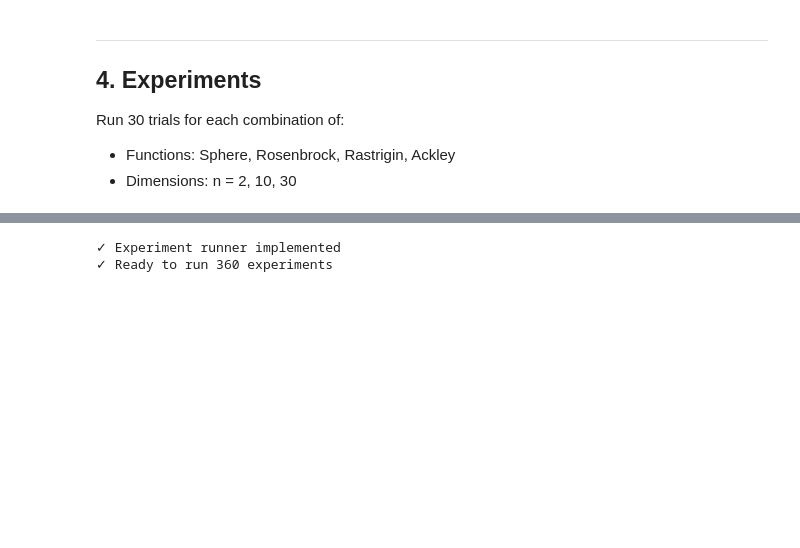
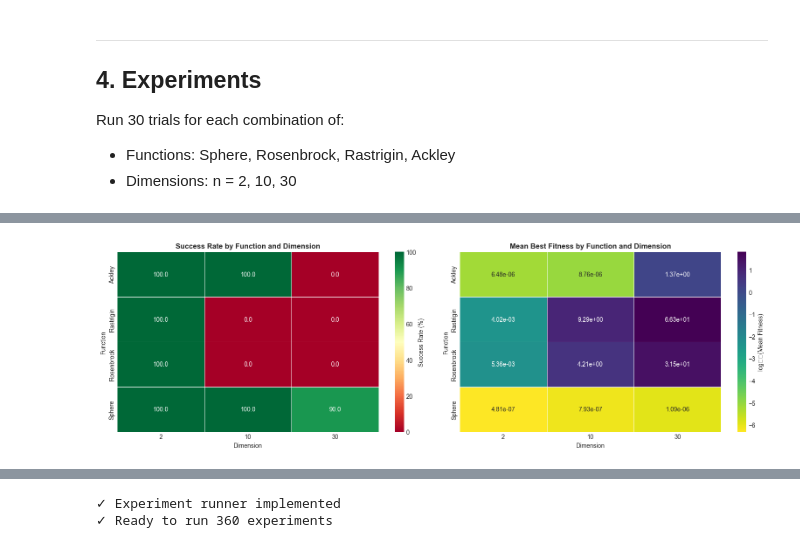
Before and after one commit to QuasimodoCodes/4610-Final, a Jupyter notebook: particle_swarm_project/pso_analysis.ipynb, the cells around one changed output, grey strips where cells are left out. Saved outputs shown, nothing was run; the diff lists cells and outputs as text; code cells hidden in the pictures; blank space fills up the shorter version.

```diff
--- a/particle_swarm_project/pso_analysis.ipynb
+++ b/particle_swarm_project/pso_analysis.ipynb
@@ -778,0 +968,88 @@ Total experiments: 4 × 3 × 30 = 360
+# %%
+# ============================================================================
+# STEP 4.3: PERFORMANCE COMPARISON TABLES AND VISUALIZATIONS
+# ============================================================================
+
+def create_performance_heatmaps():
+    """
+    Create heatmaps for success rate and mean fitness.
+    """
+    fig, axes = plt.subplots(1, 2, figsize=(16, 5))
+
+    # Prepare pivot tables
+    pivot_success = df_summary.pivot(index='Function', columns='Dimension', values='Success_Rate')
+    pivot_fitness = df_summary.pivot(index='Function', columns='Dimension', values='Mean')
+
+    # Heatmap 1: Success Rate
+    sns.heatmap(pivot_success, annot=True, fmt='.1f', cmap='RdYlGn',
+                vmin=0, vmax=100, cbar_kws={'label': 'Success Rate (%)'},
+                ax=axes[0], linewidths=0.5)
+    axes[0].set_title('Success Rate by Function and Dimension', fontsize=12, fontweight='bold')
+    axes[0].set_xlabel('Dimension', fontsize=10)
+    axes[0].set_ylabel('Function', fontsize=10)
+
+    # Heatmap 2: Mean Fitness (log scale)
+    pivot_fitness_log = np.log10(pivot_fitness + 1e-15)  # Add small value to avoid log(0)
+    sns.heatmap(pivot_fitness_log, annot=pivot_fitness.applymap(lambda x: f'{x:.2e}'),
+                fmt='', cmap='viridis_r', cbar_kws={'label': 'log₁₀(Mean Fitness)'},
+                ax=axes[1], linewidths=0.5)
+    axes[1].set_title('Mean Best Fitness by Function and Dimension', fontsize=12, fontweight='bold')
+    axes[1].set_xlabel('Dimension', fontsize=10)
+    axes[1].set_ylabel('Function', fontsize=10)
+
+    plt.tight_layout()
+
+    # Save figure
+    filename = results_dir / 'performance_heatmaps.png'
+    plt.savefig(filename, dpi=300, bbox_inches='tight')
+    print(f"✓ Performance heatmaps saved to: {filename}")
+    plt.show()
+
+def create_performance_bar_charts():
+    """
+    Create bar charts comparing performance across dimensions.
+    """
+    fig, axes = plt.subplots(2, 2, figsize=(16, 10))
+    functions = sorted(df_summary['Function'].unique())
+
+    for idx, func_name in enumerate(functions):
+        ax = axes[idx // 2, idx % 2]
+        func_data = df_summary[df_summary['Function'] == func_name]
+
+        x = np.arange(len(func_data))
+        width = 0.35
+
+        # Create grouped bar chart
+        ax.bar(x - width/2, func_data['Mean'], width, label='Mean', alpha=0.8, color='steelblue')
+        ax.bar(x + width/2, func_data['Median'], width, label='Median', alpha=0.8, color='coral')
+
+        ax.set_yscale('log')
+        ax.set_xlabel('Dimension', fontsize=10)
+        ax.set_ylabel('Best Fitness (log scale)', fontsize=10)
+        ax.set_title(f'{func_name} - Performance by Dimension', fontsize=11, fontweight='bold')
+        ax.set_xticks(x)
+        ax.set_xticklabels(func_data['Dimension'])
+        ax.legend(fontsize=9)
+        ax.grid(True, alpha=0.3, which='both', axis='y')
+
+        # Add success rate text
+        for i, (idx_val, row) in enumerate(func_data.iterrows()):
+            ax.text(i, ax.get_ylim()[1] * 0.5, f"{row['Success_Rate']:.0f}% success",
+                   ha='center', va='bottom', fontsize=8, rotation=0)
+
+    plt.suptitle('PSO Performance Comparison Across Dimensions', fontsize=14, fontweight='bold')
+    plt.tight_layout()
+
+    # Save figure
+    filename = results_dir / 'performance_bar_charts.png'
+    plt.savefig(filename, dpi=300, bbox_inches='tight')
+    print(f"✓ Performance bar charts saved to: {filename}")
+    plt.show()
+
+# Generate visualizations
+print("\nGenerating Performance Comparison Visualizations...")
+print("=" * 70)
+create_performance_heatmaps()
+create_performance_bar_charts()
+print("=" * 70)
+# %% [output]
@@ -778,0 +1060 @@ Total experiments: 4 × 3 × 30 = 360
+[figure, added]
```
Also changed, not shown: parts of 14 cells of this notebook, 7 other files.
